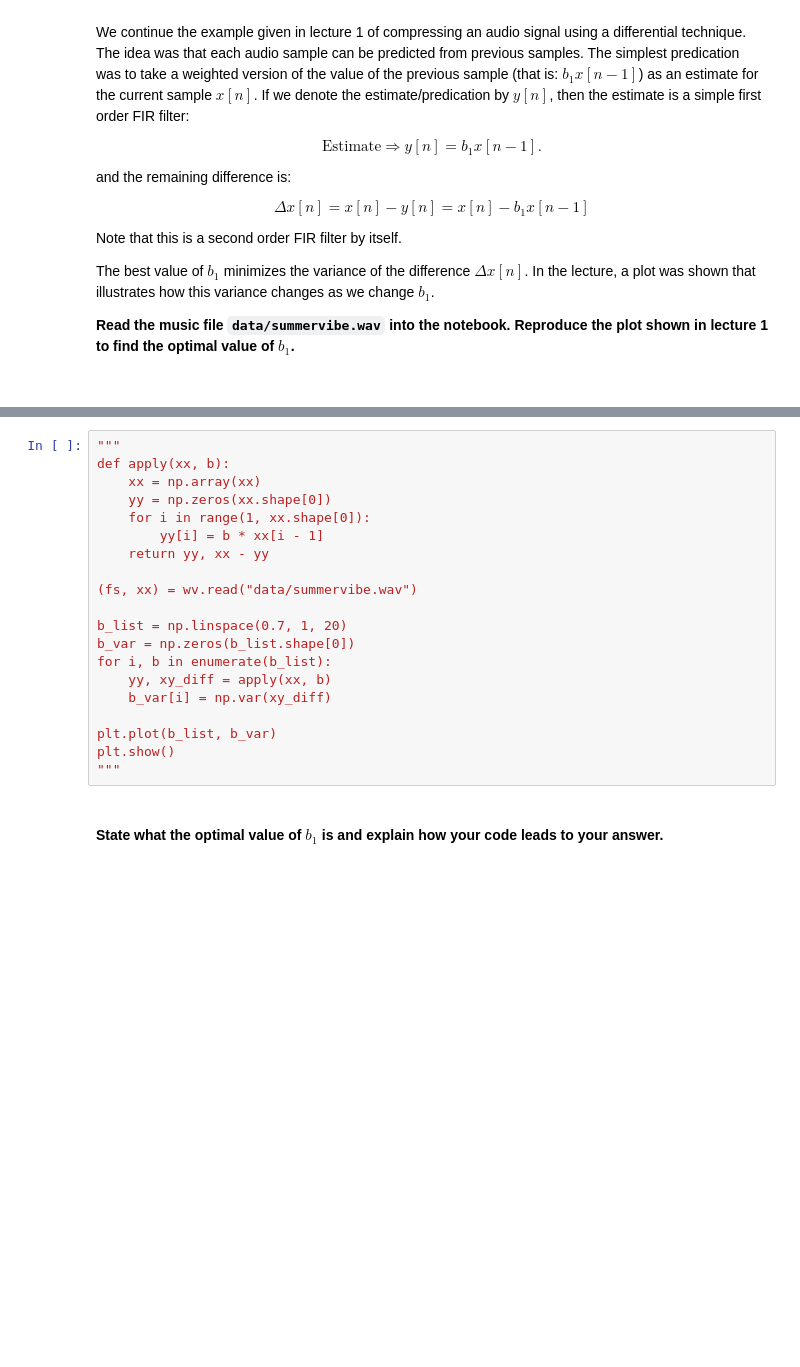
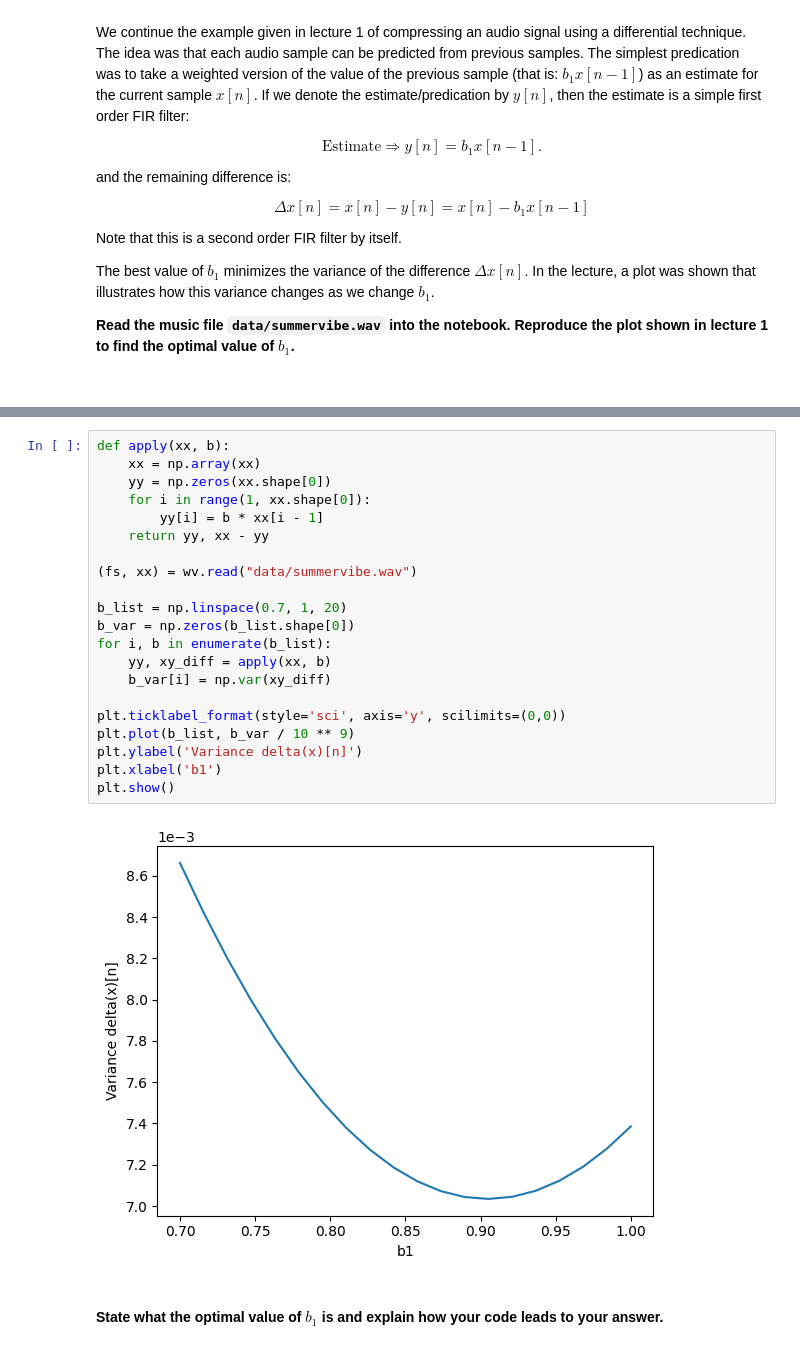
Before and after one commit to imonous/tud-cse2220-labs, a Jupyter notebook: wk2/Assignments_Week_II.ipynb, the cells around one changed output, grey strips where cells are left out. Drawn from its saved outputs; the diff is of its cells as text; blank space fills up the shorter version.

```diff
--- a/wk2/Assignments_Week_II.ipynb
+++ b/wk2/Assignments_Week_II.ipynb
@@ -326,23 +326,26 @@ plt.show()
 # %%
-"""
 def apply(xx, b):
     xx = np.array(xx)
     yy = np.zeros(xx.shape[0])
     for i in range(1, xx.shape[0]):
         yy[i] = b * xx[i - 1]
     return yy, xx - yy
 
 (fs, xx) = wv.read("data/summervibe.wav")
 
 b_list = np.linspace(0.7, 1, 20)
 b_var = np.zeros(b_list.shape[0])
 for i, b in enumerate(b_list):
     yy, xy_diff = apply(xx, b)
     b_var[i] = np.var(xy_diff)
 
-plt.plot(b_list, b_var)
+plt.ticklabel_format(style='sci', axis='y', scilimits=(0,0))
+plt.plot(b_list, b_var / 10 ** 9)
+plt.ylabel('Variance delta(x)[n]')
+plt.xlabel('b1')
 plt.show()
-"""
+# %% [output]
+[figure, added]
 # %% [markdown]
 <br>
 <div>
```
Also changed, not shown: parts of 1 cell of this notebook.
